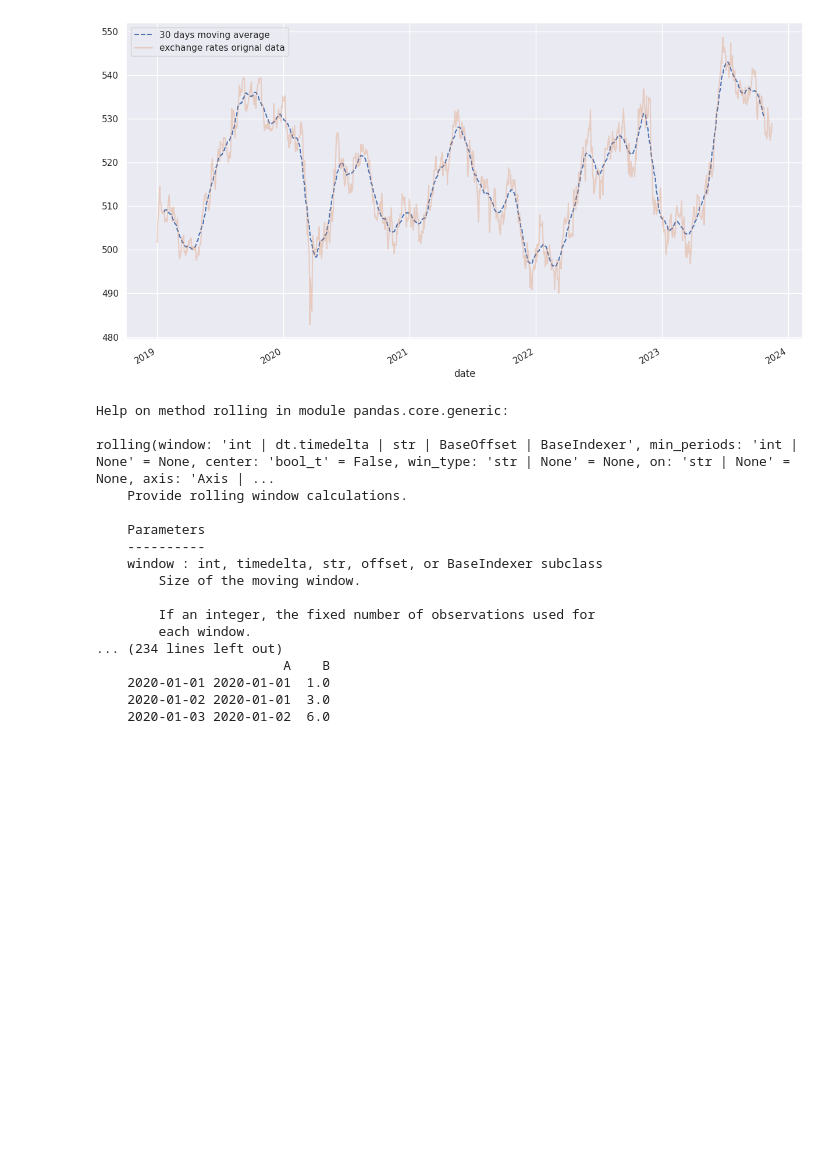
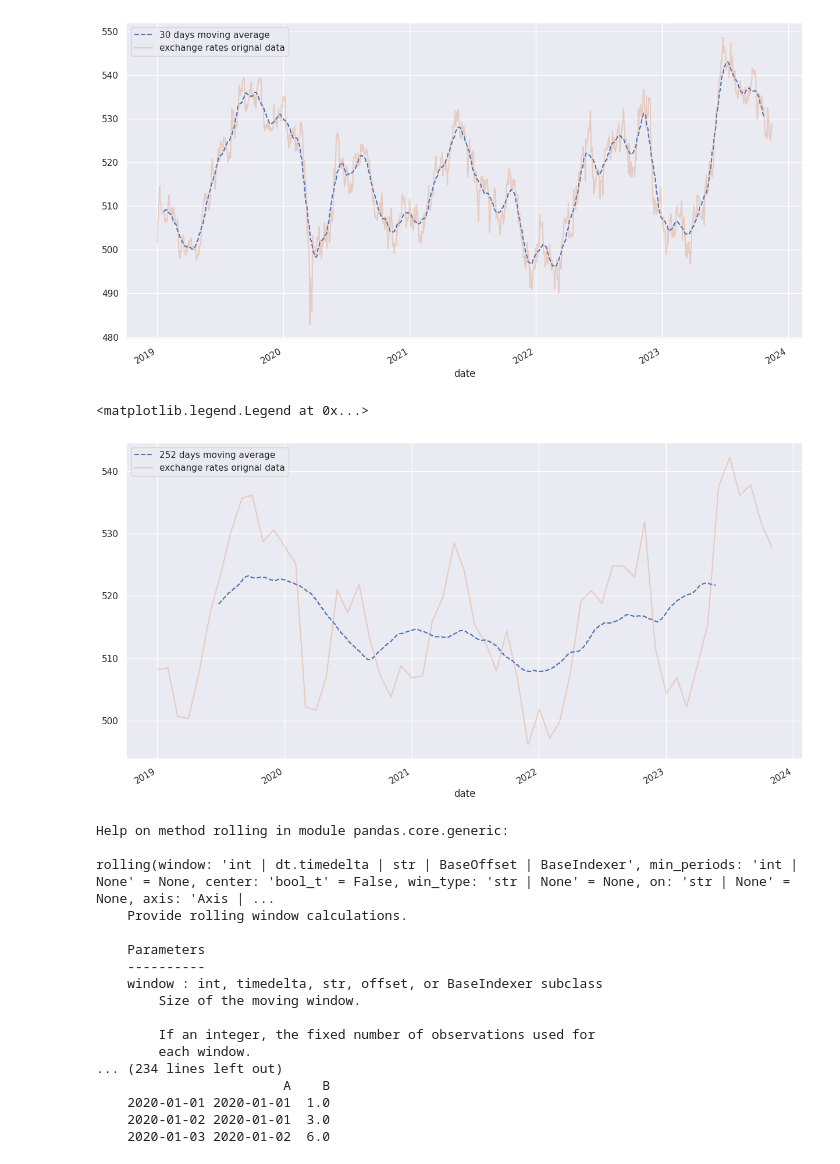
Before and after one commit to 5JKY/Project, a Jupyter notebook: ma_test.ipynb, the cells around one changed output. Cells and saved outputs as stored; diff of their text form; code cells hidden in the pictures; blank space fills up the shorter version.

Commit message:
plot moving average for montly and yearly time scale

```diff
--- a/ma_test.ipynb
+++ b/ma_test.ipynb
@@ -67,6 +67,14 @@ plt.legend()
 # %% [output]
 <matplotlib.legend.Legend at 0x...>
 [figure]
+# %%
+window = 21*12
+selling_rates.rolling(window, center=True).mean().plot(style='--', label=f'{window} days moving average', figsize=(15, 8))
+selling_rates.resample('BMS').mean().plot(alpha=0.3, style='-', label = 'exchange rates orignal data')
+plt.legend()
+# %% [output]
+<matplotlib.legend.Legend at 0x...>
+[figure, added]
 # %%
 help(selling_rates.rolling)
 # %% [output]
```
